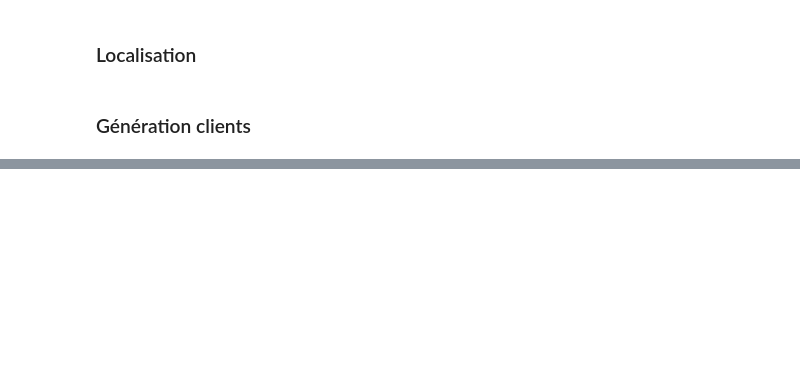
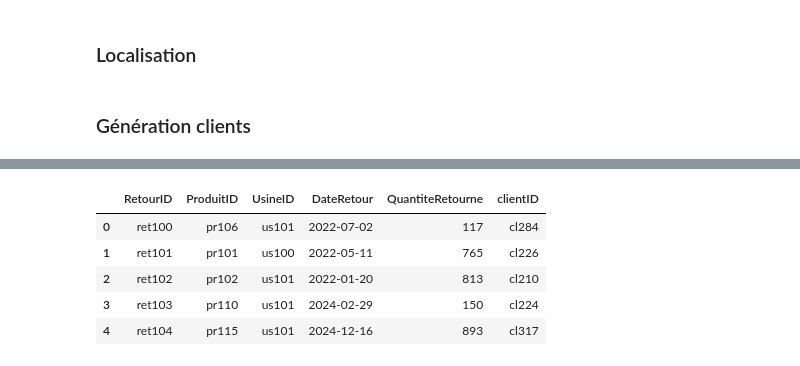
Before and after one commit to Hermann002/use_case_promodis, a Jupyter notebook: notebook/Generate.ipynb, the cells around one changed output, grey strips where cells are left out. Saved outputs shown, nothing was run; the diff lists cells and outputs as text; code cells hidden in the pictures; blank space fills up the shorter version.

```diff
--- a/notebook/Generate.ipynb
+++ b/notebook/Generate.ipynb
@@ -148,0 +341,35 @@ df_client.head()
+# %%
+retour_data = []
+
+retourID = 100
+client_ids = list(df_client.clientID)  # Exemples de localisations
+dates = list(df_temps.date)  # Assure que `df_temps` contient un DataFrame avec une colonne 'date'
+
+# Génération des données de retour
+for i in tqdm(range(50000)):
+    produitID = random.choice(produit_id)
+    usineID = random.choice(usine_id)
+    clientID = random.choice(client_ids)
+    date_retour = random.choice(dates)
+    quantite_retournee = random.randint(1, 1000)  # Quantite de produit retournee
+
+    retour_data.append({
+        "RetourID": f"ret{retourID}",
+        "ProduitID": produitID,
+        "UsineID": usineID,
+        "DateRetour": date_retour,
+        "QuantiteRetourne": quantite_retournee,
+        "clientID": clientID
+    })
+    retourID += 1
+
+# Creation du DataFrame final
+df_retours = pd.DataFrame(retour_data)
+df_retours.head()
+# %% [output]
+|  | RetourID | ProduitID | UsineID | DateRetour | QuantiteRetourne | clientID |
+| 0 | ret100 | pr106 | us101 | 2022-07-02 | 117 | cl284 |
+| 1 | ret101 | pr101 | us100 | 2022-05-11 | 765 | cl226 |
+| 2 | ret102 | pr102 | us101 | 2022-01-20 | 813 | cl210 |
+| 3 | ret103 | pr110 | us101 | 2024-02-29 | 150 | cl224 |
+| 4 | ret104 | pr115 | us101 | 2024-12-16 | 893 | cl317 |
```
Also changed, not shown: parts of 21 cells of this notebook.
